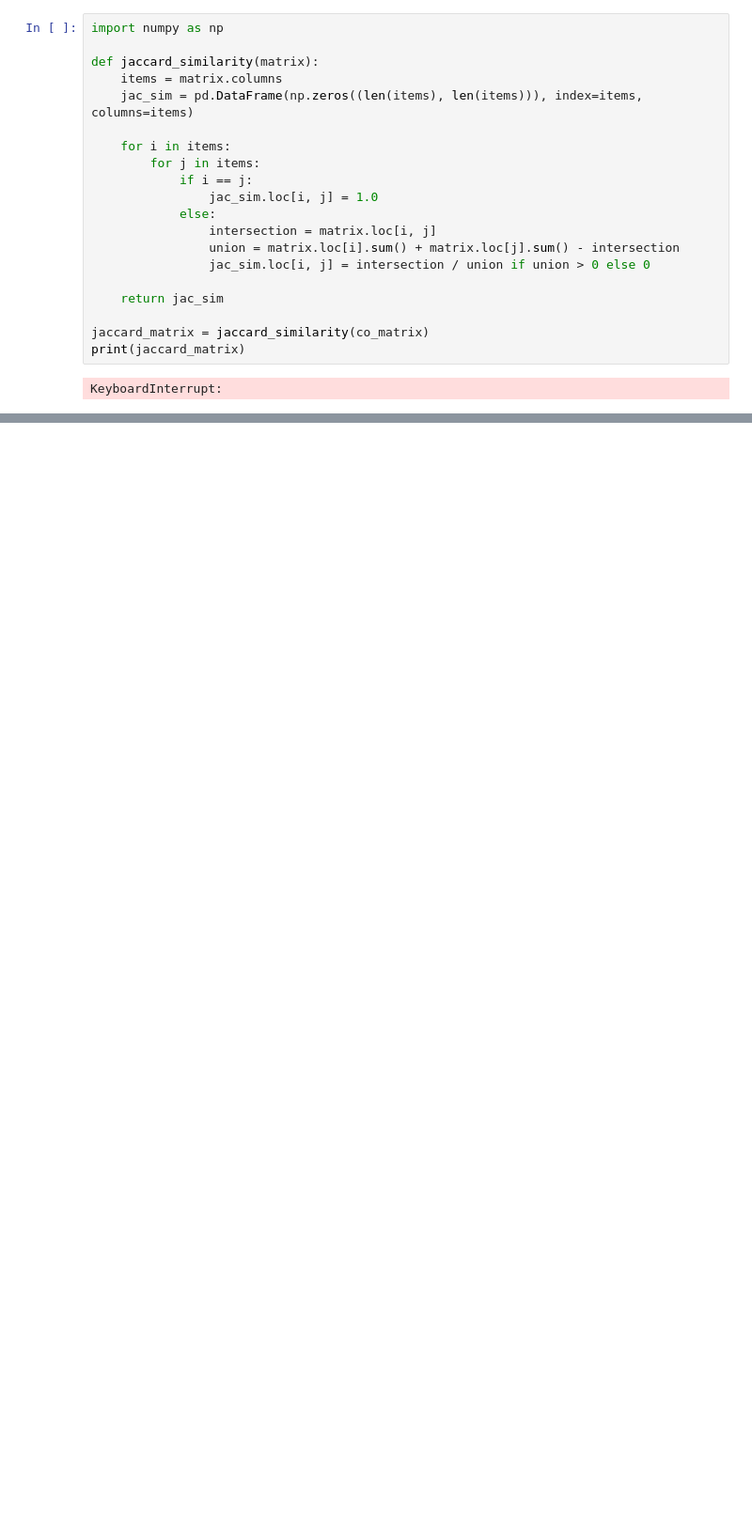
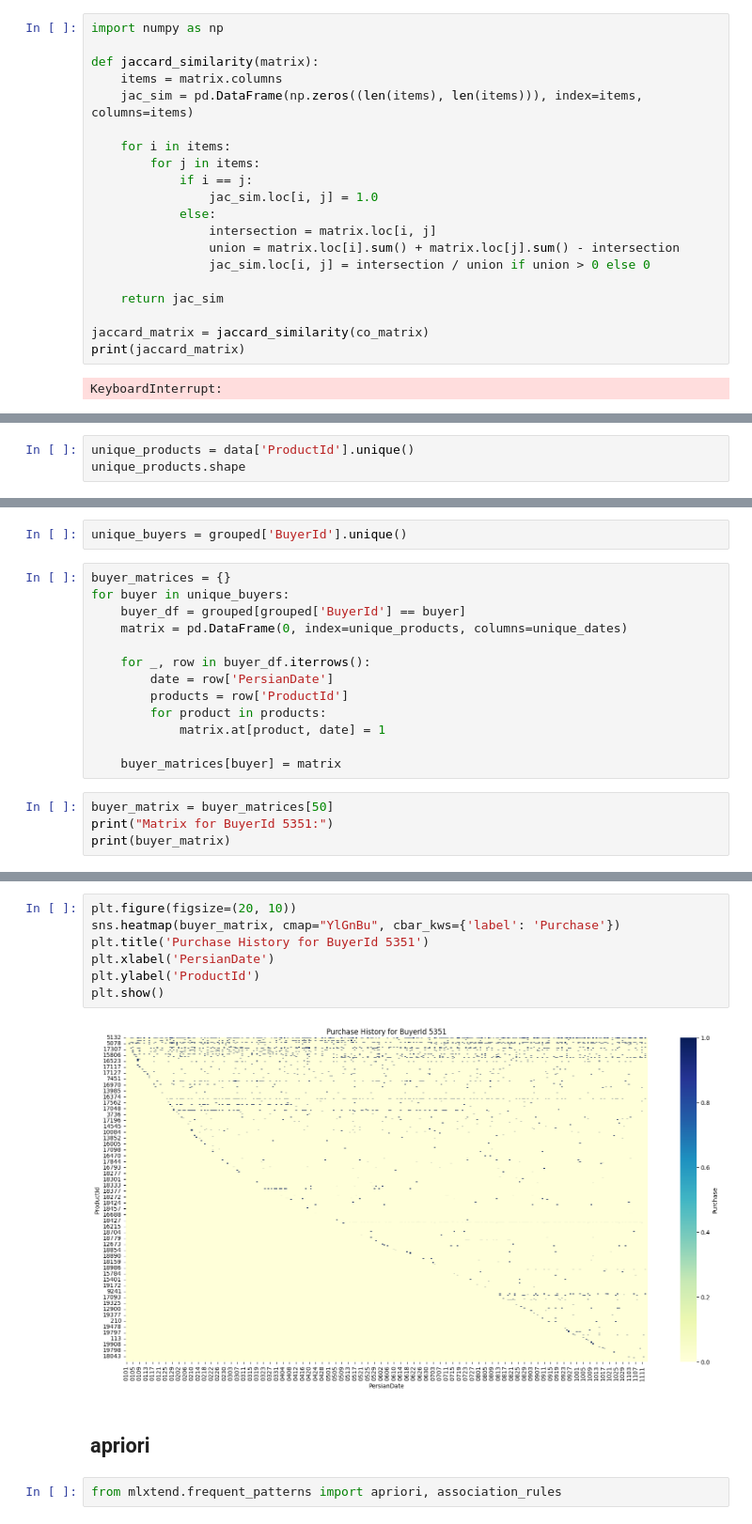
Before and after one commit to AliAkbariAlashti/Machine-learning, a Jupyter notebook: recommendation-system/befoys-cs.ipynb, the cells around one changed output, grey strips where cells are left out. Shown at 94% size. Saved outputs shown, nothing was run; the diff lists cells and outputs as text; blank space fills up the shorter version.

```diff
--- a/recommendation-system/befoys-cs.ipynb
+++ b/recommendation-system/befoys-cs.ipynb
@@ -126,0 +277,3 @@ KeyboardInterrupt:
+# %%
+unique_products = data['ProductId'].unique()
+unique_products.shape
@@ -126,0 +282,19 @@ KeyboardInterrupt:
+# %%
+unique_buyers = grouped['BuyerId'].unique()
+# %%
+buyer_matrices = {}
+for buyer in unique_buyers:
+    buyer_df = grouped[grouped['BuyerId'] == buyer]
+    matrix = pd.DataFrame(0, index=unique_products, columns=unique_dates)
+
+    for _, row in buyer_df.iterrows():
+        date = row['PersianDate']
+        products = row['ProductId']
+        for product in products:
+            matrix.at[product, date] = 1
+
+    buyer_matrices[buyer] = matrix
+# %%
+buyer_matrix = buyer_matrices[50]
+print("Matrix for BuyerId 5351:")
+print(buyer_matrix)
@@ -126,0 +319,13 @@ KeyboardInterrupt:
+# %%
+plt.figure(figsize=(20, 10))
+sns.heatmap(buyer_matrix, cmap="YlGnBu", cbar_kws={'label': 'Purchase'})
+plt.title('Purchase History for BuyerId 5351')
+plt.xlabel('PersianDate')
+plt.ylabel('ProductId')
+plt.show()
+# %% [output]
+[figure, added]
+# %% [markdown]
+## apriori
+# %%
+from mlxtend.frequent_patterns import apriori, association_rules
```
Also changed, not shown: parts of 16 cells of this notebook.
